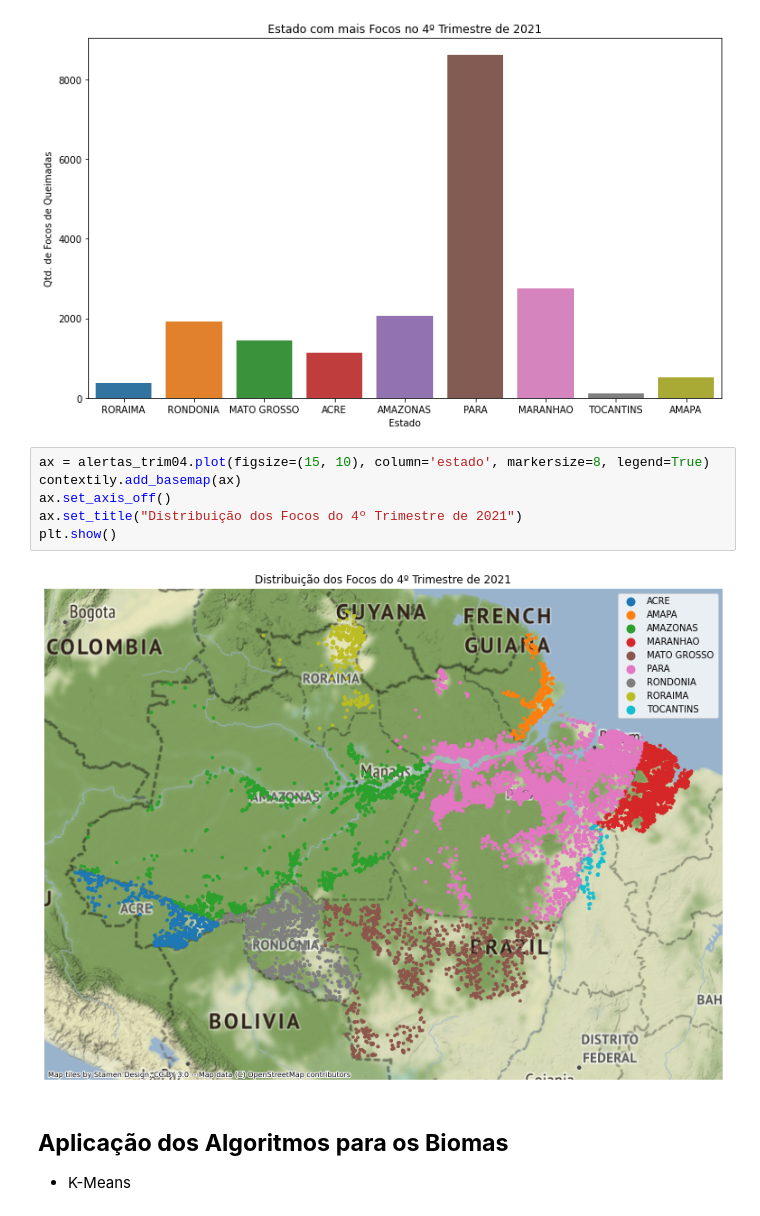
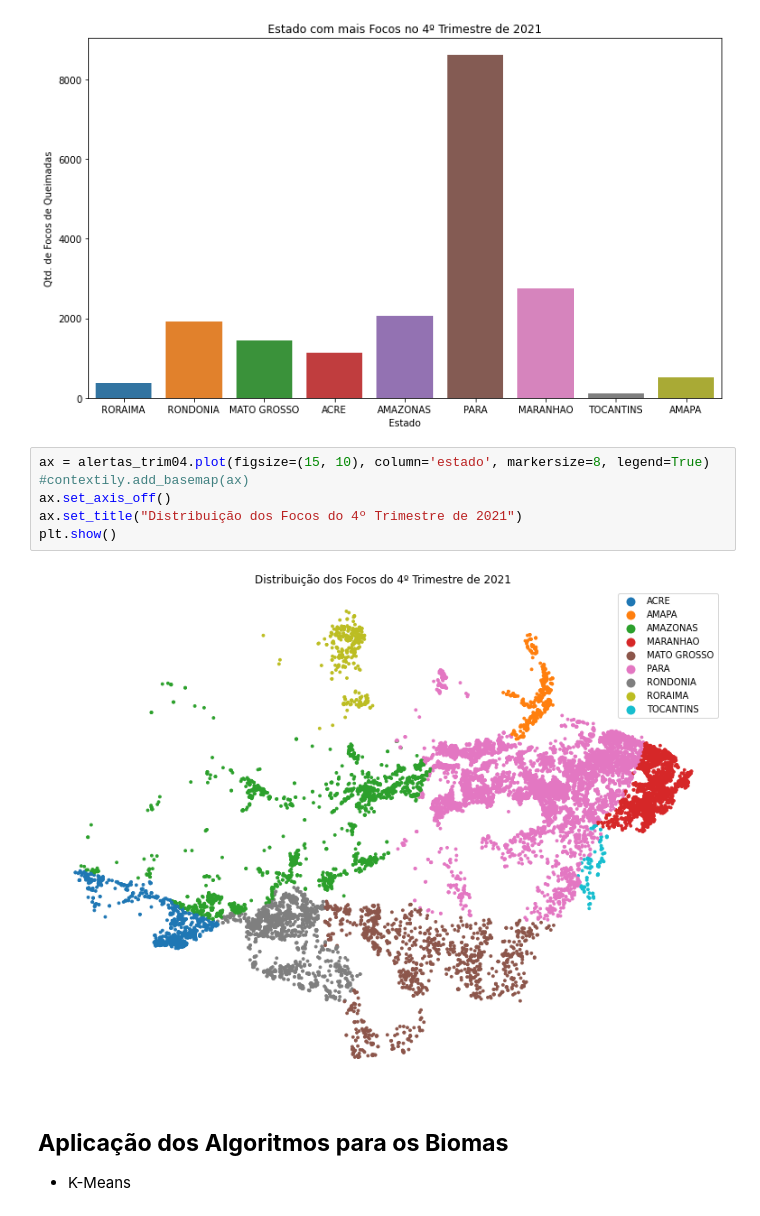
Before and after one commit to danielleitesoares/tccuea, a Jupyter notebook: 2021_trim04.ipynb, the cells around one changed output. Drawn from its saved outputs; the diff is of its cells as text.

```diff
--- a/2021_trim04.ipynb
+++ b/2021_trim04.ipynb
@@ -165,12 +165,12 @@ plt.show()
 [figure]
 # %%
 ax = alertas_trim04.plot(figsize=(15, 10), column='estado', markersize=8, legend=True)
-contextily.add_basemap(ax)
+#contextily.add_basemap(ax)
 ax.set_axis_off()
 ax.set_title("Distribuição dos Focos do 4º Trimestre de 2021")
 plt.show()
 # %% [output]
-[figure, old version]
+[figure, new version]
 # %% [markdown]
 ## **Aplicação dos Algoritmos para os Biomas**
 
```
Also changed, not shown: parts of 2 cells of this notebook.
